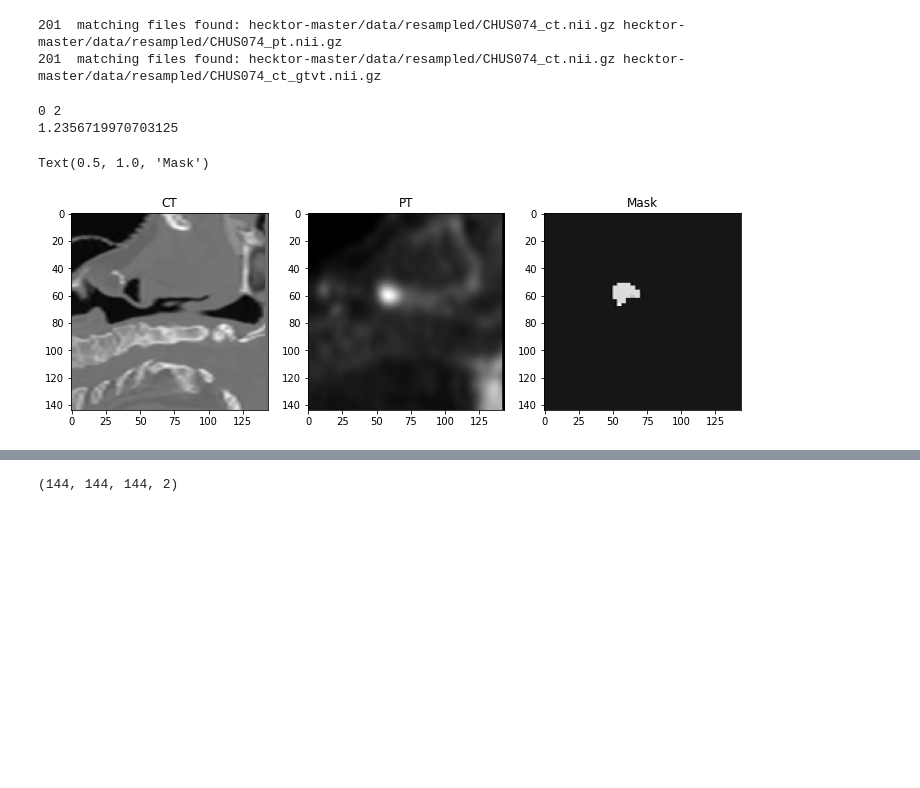
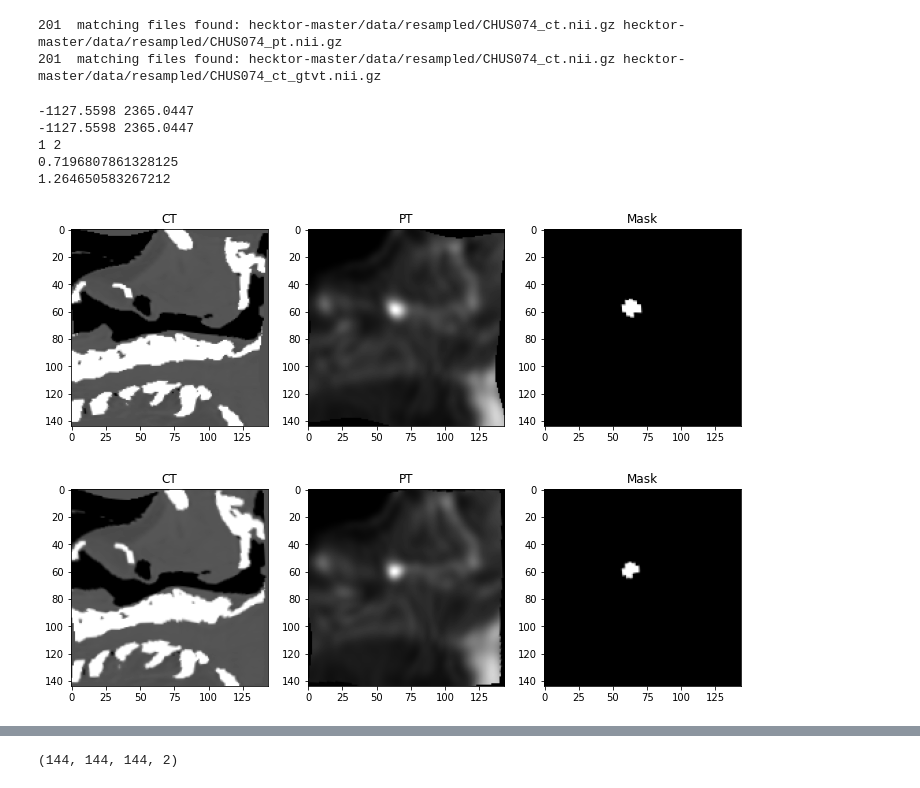
Before and after one commit to BBQtime/HNSCC-ct-pet-tumor-segmentation, a Jupyter notebook: elastic deformation.ipynb, the cells around one changed output, grey strips where cells are left out. Saved outputs shown, nothing was run; the diff lists cells and outputs as text; code cells hidden in the pictures; blank space fills up the shorter version.

```diff
--- a/elastic deformation.ipynb
+++ b/elastic deformation.ipynb
@@ -78,38 +78,65 @@ print(len(all_mask_images),' matching files found:',all_ct_images[rand_index], a
 # %%
 %matplotlib inline
 try:
     import nibabel as nib
 except:
     raise ImportError('Install NIBABEL')
 
 import time
+import elasticdeform
 
 start = time.time()
 test_ct=np.asarray(nib.load(all_ct_images[rand_index]).dataobj)
 test_pt=np.asarray(nib.load(all_pt_images[rand_index]).dataobj)
 test_mask=np.asarray(nib.load(all_mask_images[rand_index]).dataobj)
 
+print(test_ct.min(), test_ct.max())
+
+test_ct[ test_ct < -150] = test_ct.min()
+test_ct[ test_ct > 150] = test_ct.max()
+
+print(test_ct.min(), test_ct.max())
+
 import random
 num1, num2 = sorted(random.sample(set([0, 1, 2]), 2))
 print(num1, num2)
-[test_ct, test_pt, test_mask ] = elasticdeform.deform_random_grid([test_ct,test_pt,test_mask ] , sigma=3, points=4,
+[test_ct, test_pt, test_mask ] = elasticdeform.deform_random_grid([test_ct,test_pt,test_mask ] , sigma=3, points=5,
                                                                   axis=[(num1, num2), (num1, num2), (num1, num2)],
-                                                                 order = 2)
+                                                                 order = 1)
 
 print(time.time() - start )
 fig, (ax1, ax2, ax3) = plt.subplots(1,3, figsize = (12, 6))
 
 ax1.imshow(test_ct[test_ct.shape[0]//2], cmap = 'gray')
 ax1.set_title('CT')
 ax2.imshow(test_pt[test_pt.shape[0]//2], cmap = 'gray')
 ax2.set_title('PT')
 ax3.imshow(test_mask[test_mask.shape[0]//2], cmap = 'gray')
 ax3.set_title('Mask')
+[test_ct, test_pt, test_mask ] = elasticdeform.deform_random_grid([test_ct,test_pt,test_mask ] , sigma=3, points=5,
+                                                                  axis=[(num1, num2), (num1, num2), (num1, num2)],
+                                                                 order = 1)
+
+print(time.time() - start )
+fig, (ax1, ax2, ax3) = plt.subplots(1,3, figsize = (12, 6))
+
+ax1.imshow(test_ct[test_ct.shape[0]//2], cmap = 'gray')
+ax1.set_title('CT')
+ax2.imshow(test_pt[test_pt.shape[0]//2], cmap = 'gray')
+ax2.set_title('PT')
+ax3.imshow(test_mask[test_mask.shape[0]//2], cmap = 'gray')
+ax3.set_title('Mask')
+[test_ct, test_pt, test_mask ] = elasticdeform.deform_random_grid([test_ct,test_pt,test_mask ] , sigma=3, points=5,
+                                                                  axis=[(num1, num2), (num1, num2), (num1, num2)],
+                                                                 order = 1)
 # %% [output]
-0 2
-1.2356719970703125
+-1127.5598 2365.0447
+-1127.5598 2365.0447
+1 2
+0.7196807861328125
+1.264650583267212
-Text(0.5, 1.0, 'Mask')
-[figure, old version]
+[figure, new version]
+[figure, added]
 # %%
 %matplotlib inline
 try:
```
Also changed, not shown: parts of 7 cells of this notebook, 4 other files.
